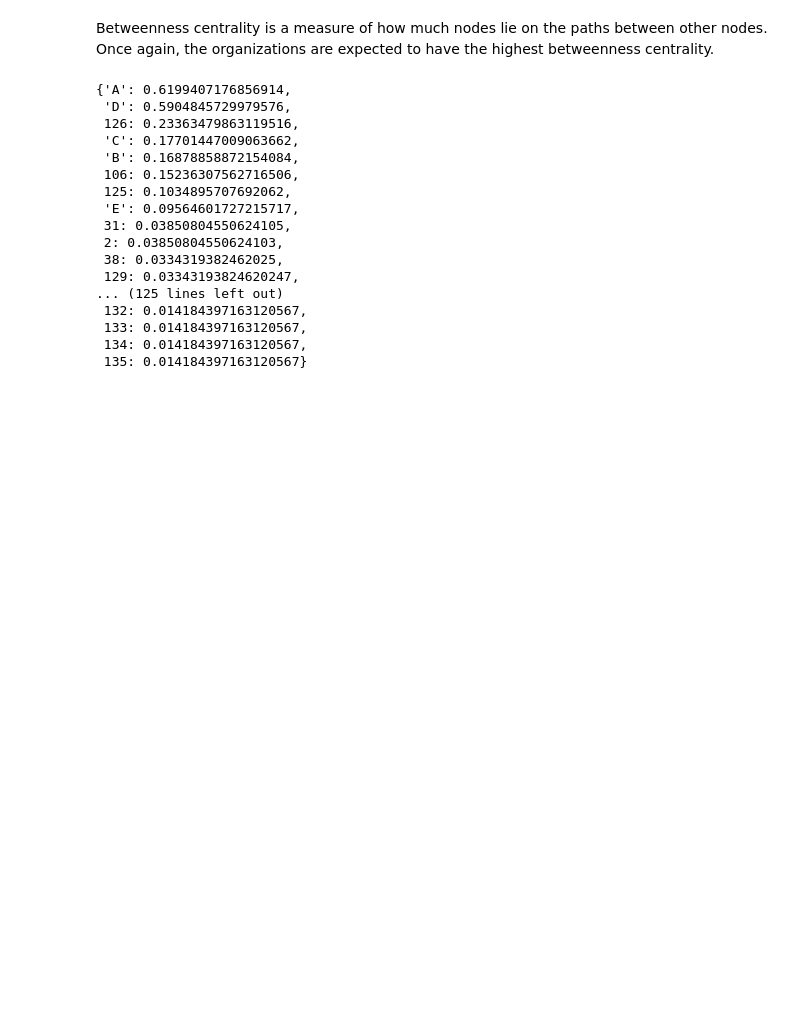
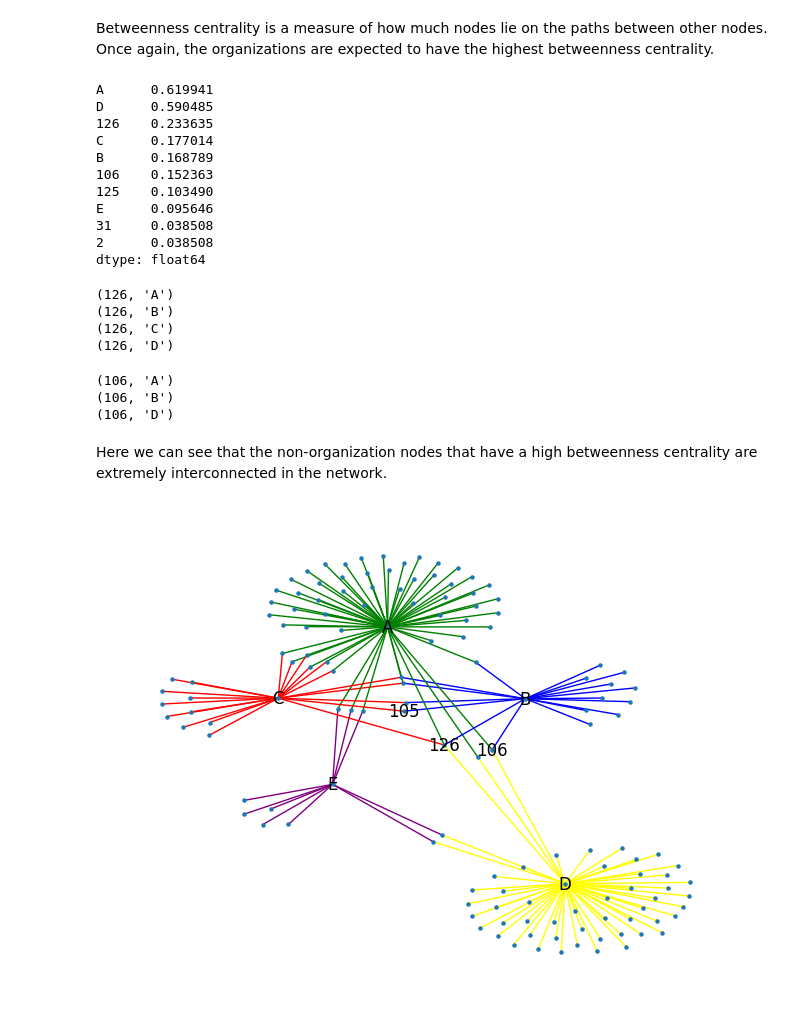
Before and after one commit to sphill12/Data_620, a Jupyter notebook: data620_network_revolution.ipynb, the cells around one changed output. Cells and saved outputs as stored; diff of their text form; code cells hidden in the pictures; blank space fills up the shorter version.

```diff
--- a/data620_network_revolution.ipynb
+++ b/data620_network_revolution.ipynb
@@ -183,22 +172,43 @@ Betweenness centrality is a measure of how much nodes lie on the paths between o
 ## Compute Betweeness
 between = nx.betweenness_centrality(B, normalized= True, endpoints = True)
 between = dict(sorted(between.items(), key = lambda item: item[1], reverse = True))
-between
+pd.Series(between).sort_values(ascending = False).head(10)
 # %% [output]
-{'A': 0.6199407176856914,
- 'D': 0.5904845729979576,
- 126: 0.23363479863119516,
- 'C': 0.17701447009063662,
- 'B': 0.16878858872154084,
- 106: 0.15236307562716506,
- 125: 0.1034895707692062,
- 'E': 0.09564601727215717,
- 31: 0.03850804550624105,
- 2: 0.03850804550624103,
- 38: 0.0334319382462025,
- 129: 0.03343193824620247,
-... (125 lines left out)
- 132: 0.014184397163120567,
- 133: 0.014184397163120567,
- 134: 0.014184397163120567,
- 135: 0.014184397163120567}
+A      0.619941
+D      0.590485
+126    0.233635
+C      0.177014
+B      0.168789
+106    0.152363
+125    0.103490
+E      0.095646
+31     0.038508
+2      0.038508
+dtype: float64
+# %%
+for n in B.edges():
+    if n[0] == 126:
+        print(n)
+# %% [output]
+(126, 'A')
+(126, 'B')
+(126, 'C')
+(126, 'D')
+# %%
+for n in B.edges():
+    if n[0] == 106:
+        print(n)
+# %% [output]
+(106, 'A')
+(106, 'B')
+(106, 'D')
+# %%
+labels[126] = 126
+labels[106] = 106
+labels[105] = 105
+# %% [markdown]
+Here we can see that the non-organization nodes that have a high betweenness centrality are extremely interconnected in the network.
+# %%
+nx.draw(B, edge_color = edge_colors, node_size = 5, with_labels = True, labels = labels)
+# %% [output]
+[figure, added]
```
Also changed, not shown: parts of 1 cell of this notebook.
